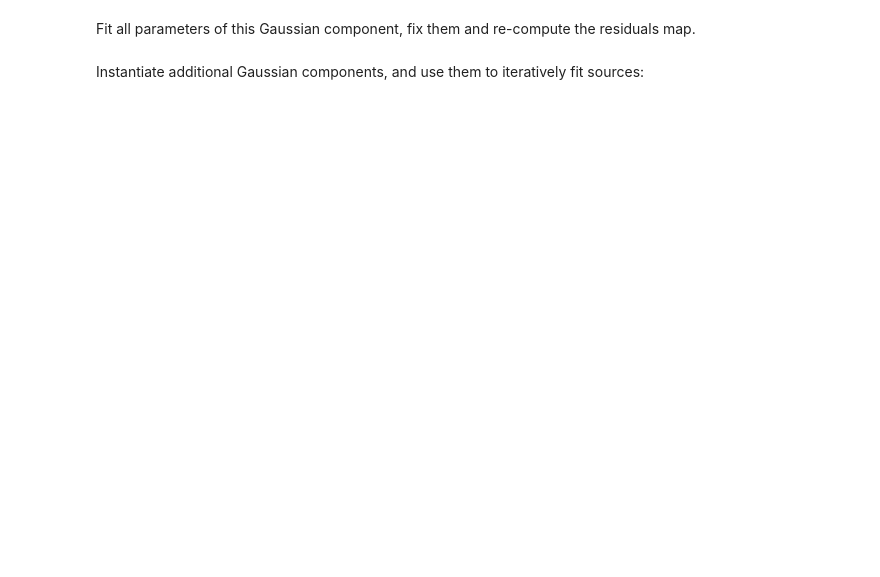
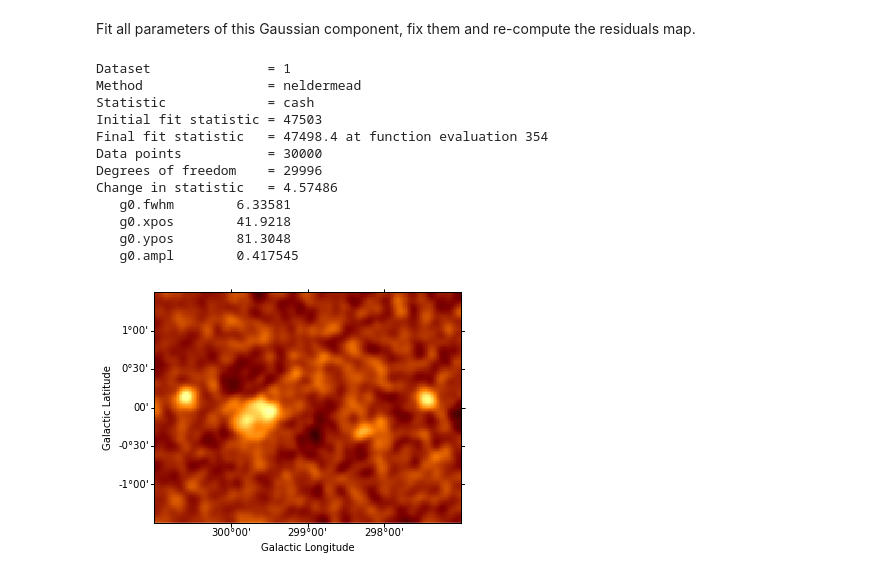
Before and after one commit to gammapy/gammapy-extra, a Jupyter notebook: notebooks/image_fitting_with_sherpa.ipynb, the cells around one changed output. Cells and saved outputs as stored; diff of their text form; code cells hidden in the pictures; blank space fills up the shorter version.

```diff
--- a/notebooks/image_fitting_with_sherpa.ipynb
+++ b/notebooks/image_fitting_with_sherpa.ipynb
@@ -88,7 +80,7 @@ resid_smo3.show(vmin = -0.5, vmax = 2)
 We then find the position of the maximum in the (smoothed) residuals map, and fit a (symmetrical) Gaussian source with that initial position:
 # %%
-maxcoord = resid_smo3.lookup_max()
-maxpix = resid_smo3.wcs_skycoord_to_pixel(maxcoord[0])
+maxcoord = resid_smo6.lookup_max()
+maxpix = resid_smo6.wcs_skycoord_to_pixel(maxcoord[0])
 sh.set_full_model(bkg + psf(sh.gauss2d.g0) * expo) # creates g0 as a gauss2d instance
 g0.xpos = maxpix[0]
 g0.ypos = maxpix[1]
@@ -106,11 +109,25 @@ Fit all parameters of this Gaussian component, fix them and re-compute the resid
 # %%
 sh.thaw(g0.xpos, g0.ypos)
 sh.fit()
 sh.freeze(g0)
 
-sh.save_resid("data/resid.fits", clobber=True)
-resid = SkyImage.read("data/resid.fits")
-resid_smo3 = resid.smooth(radius = 3)
-resid_smo3.show(vmin = -0.5, vmax = 2)
+data = sh.get_data_image().y -  sh.get_model_image().y
+resid = SkyImage(data=data, wcs=w)
+
+resid_smo6 = resid.smooth(radius = 6)
+resid_smo6.show(vmin = -0.5, vmax = 1)
+resid_table.append(resid_smo6)
+# %% [output]
+Dataset               = 1
+Method                = neldermead
+Statistic             = cash
+Initial fit statistic = 47503
+Final fit statistic   = 47498.4 at function evaluation 354
+Data points           = 30000
+Degrees of freedom    = 29996
+Change in statistic   = 4.57486
+   g0.fwhm        6.33581
+   g0.xpos        41.9218
+   g0.ypos        81.3048
+   g0.ampl        0.417545
+[figure, added]
-# %% [markdown]
-Instantiate additional Gaussian components, and use them to iteratively fit sources:
```
Also changed, not shown: parts of 22 cells of this notebook.
